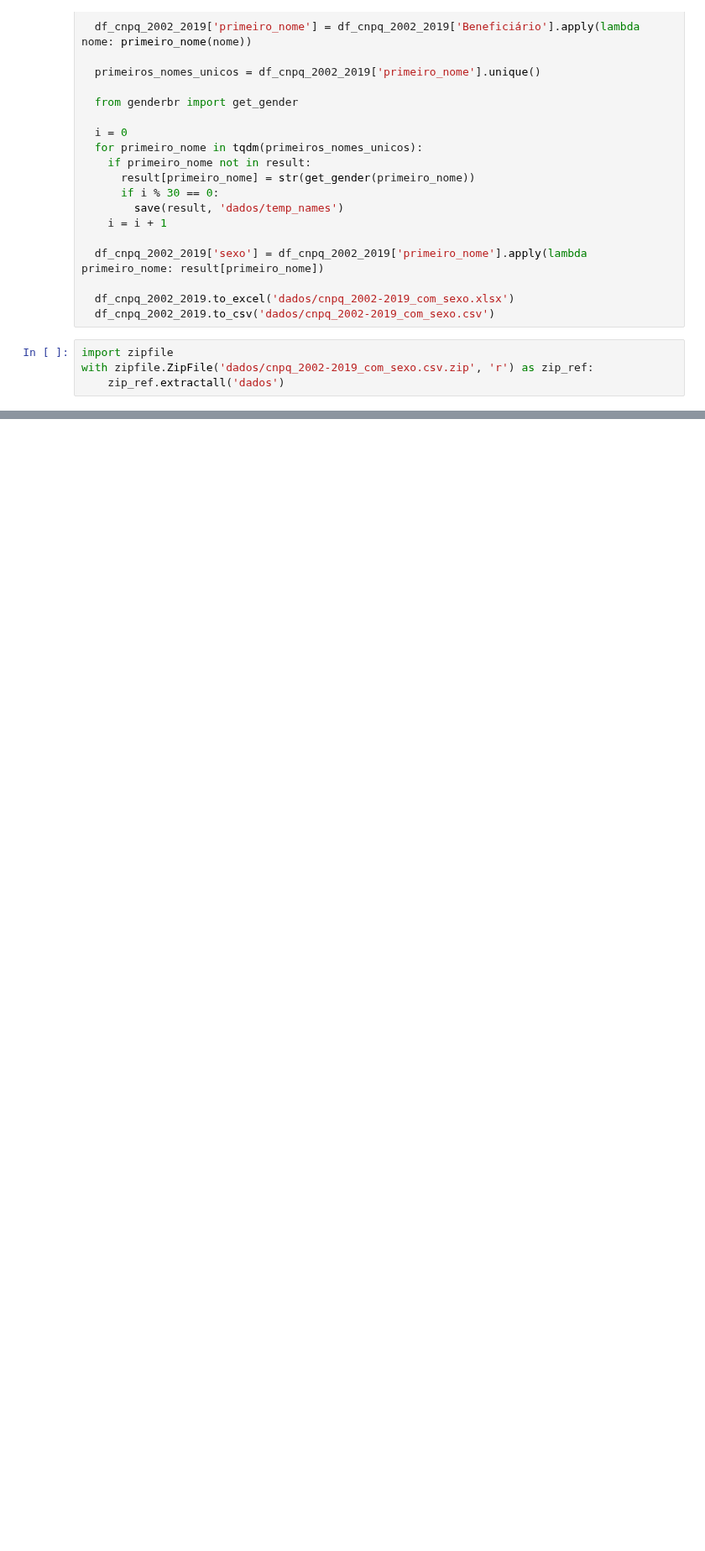
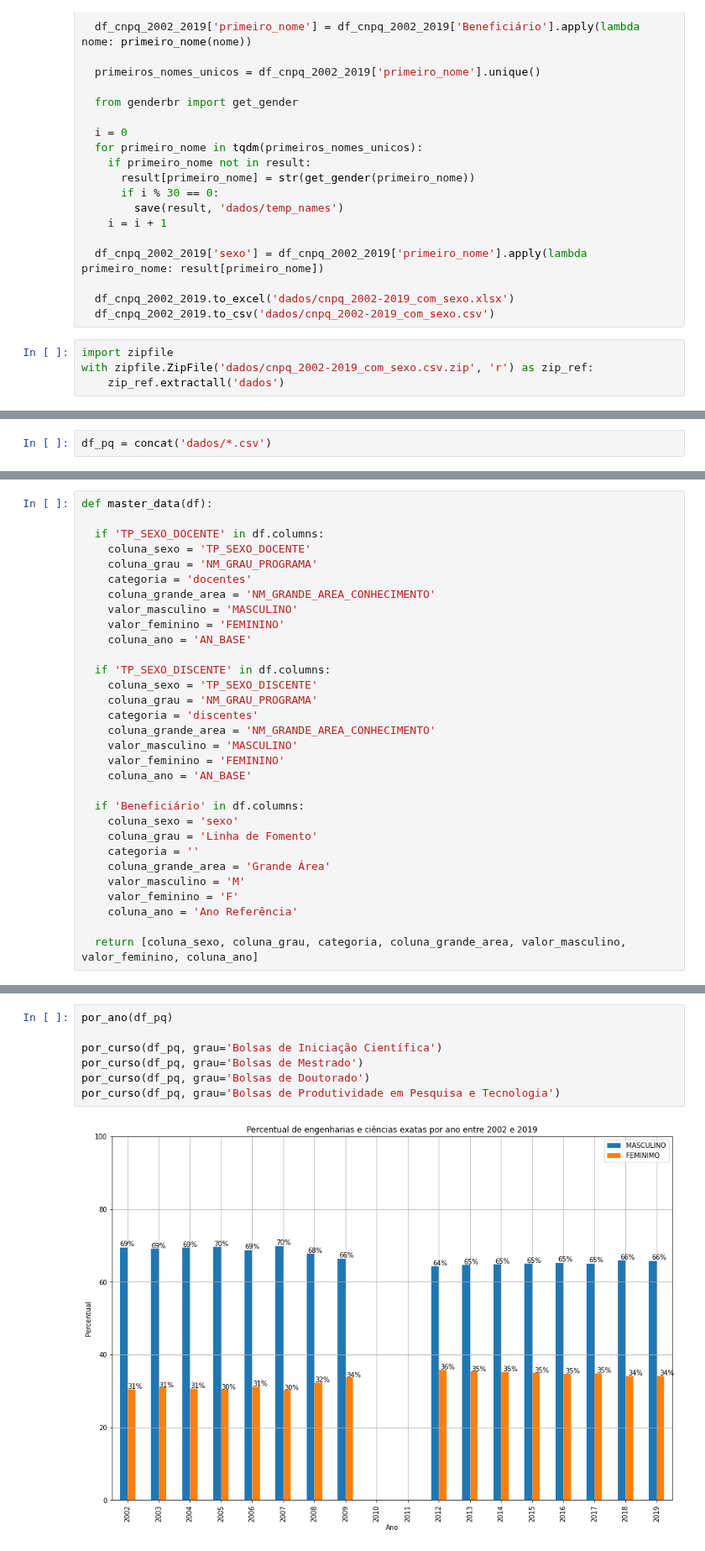
Before and after one commit to guilhermecgs/apdoac, a Jupyter notebook: apdoac.ipynb, the cells around one changed output, grey strips where cells are left out. Shown at 84% size. Cells and saved outputs as stored; diff of their text form; blank space fills up the shorter version.

```diff
--- a/apdoac.ipynb
+++ b/apdoac.ipynb
@@ -118,0 +97,2 @@ df_docentes = concat('docente/*.xlsx')
+# %%
+df_pq = concat('dados/*.csv')
@@ -119 +155,32 @@ df_docentes = concat('docente/*.xlsx')
+# %%
+def master_data(df):
+
+  if 'TP_SEXO_DOCENTE' in df.columns:
+    coluna_sexo = 'TP_SEXO_DOCENTE'
+    coluna_grau = 'NM_GRAU_PROGRAMA'
+    categoria = 'docentes'
+    coluna_grande_area = 'NM_GRANDE_AREA_CONHECIMENTO'
+    valor_masculino = 'MASCULINO'
+    valor_feminino = 'FEMININO'
+    coluna_ano = 'AN_BASE'
+
+  if 'TP_SEXO_DISCENTE' in df.columns:
+    coluna_sexo = 'TP_SEXO_DISCENTE'
+    coluna_grau = 'NM_GRAU_PROGRAMA'
+    categoria = 'discentes'
+    coluna_grande_area = 'NM_GRANDE_AREA_CONHECIMENTO'
+    valor_masculino = 'MASCULINO'
+    valor_feminino = 'FEMININO'
+    coluna_ano = 'AN_BASE'
+
+  if 'Beneficiário' in df.columns:
+    coluna_sexo = 'sexo'
+    coluna_grau = 'Linha de Fomento'
+    categoria = ''
+    coluna_grande_area = 'Grande Área'
+    valor_masculino = 'M'
+    valor_feminino = 'F'
+    coluna_ano = 'Ano Referência'
+
+  return [coluna_sexo, coluna_grau, categoria, coluna_grande_area, valor_masculino, valor_feminino, coluna_ano]
 # %%
@@ -265,0 +291,9 @@ por_curso(df_docentes, grau='DOUTORADO')
+# %%
+por_ano(df_pq)
+
+por_curso(df_pq, grau='Bolsas de Iniciação Científica')
+por_curso(df_pq, grau='Bolsas de Mestrado')
+por_curso(df_pq, grau='Bolsas de Doutorado')
+por_curso(df_pq, grau='Bolsas de Produtividade em Pesquisa e Tecnologia')
+# %% [output]
+[figure, added]
```
Also changed, not shown: parts of 9 cells of this notebook.
